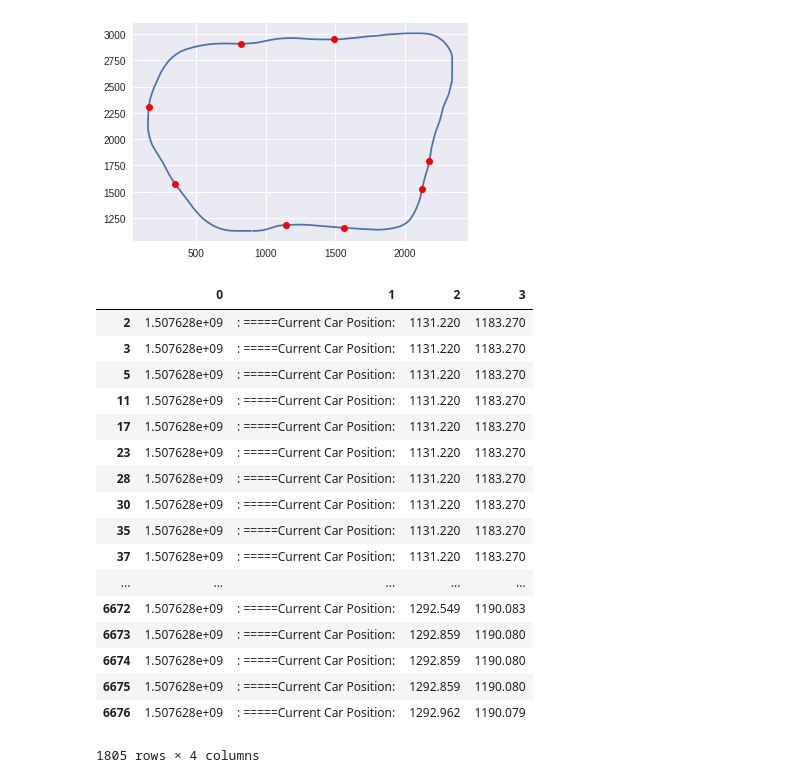
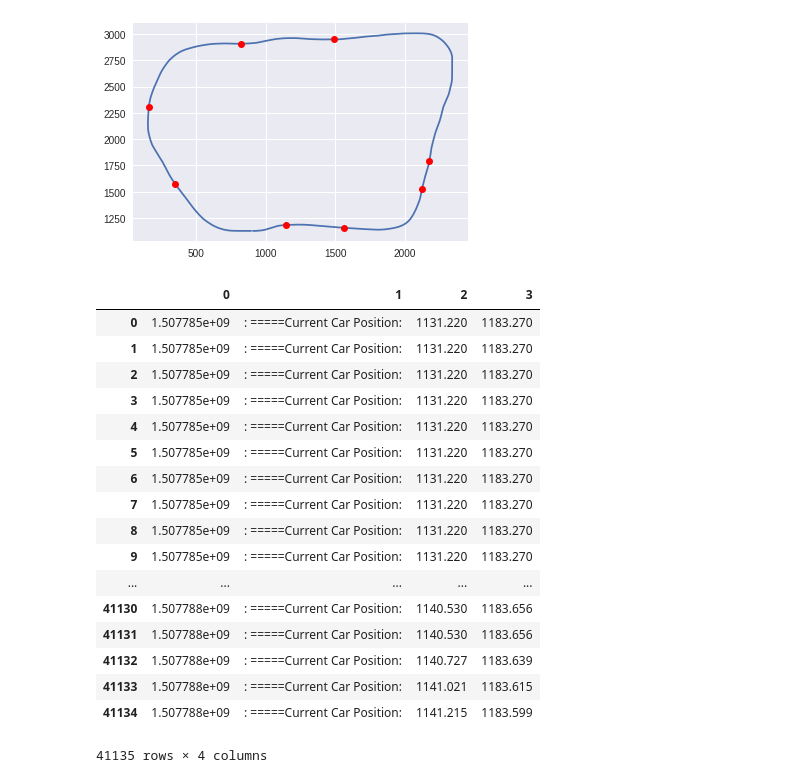
Before and after one commit to sorousharghavan/Udacity_SelfDriving_Car_System_Integration, a Jupyter notebook: ros/movement.ipynb, the cells around one changed output. Drawn from its saved outputs; the diff is of its cells as text; code cells hidden in the pictures.

```diff
--- a/ros/movement.ipynb
+++ b/ros/movement.ipynb
@@ -74,28 +75,26 @@ with open("./log.find", "r") as f_input:
 
         f = re.split("\[|\]|\(|\)|,", line)
         l_loginfo.append([float(f[3]), f[4], float(f[5]), float(f[6])])
-# %%
-pp = pd.DataFrame(l_loginfo)
-pp1 = pp[pp[1]==": =====Current Car Position: "]
-pp2 = pp[pp[1]!=": =====Current Car Position: "]
-pp1
-# %% [output]
-|  | 0 | 1 | 2 | 3 |
-| 2 | 1.507628e+09 | : =====Current Car Position: | 1131.220 | 1183.270 |
-| 3 | 1.507628e+09 | : =====Current Car Position: | 1131.220 | 1183.270 |
-| 5 | 1.507628e+09 | : =====Current Car Position: | 1131.220 | 1183.270 |
-| 11 | 1.507628e+09 | : =====Current Car Position: | 1131.220 | 1183.270 |
-| 17 | 1.507628e+09 | : =====Current Car Position: | 1131.220 | 1183.270 |
-| 23 | 1.507628e+09 | : =====Current Car Position: | 1131.220 | 1183.270 |
-| 28 | 1.507628e+09 | : =====Current Car Position: | 1131.220 | 1183.270 |
-| 30 | 1.507628e+09 | : =====Current Car Position: | 1131.220 | 1183.270 |
-| 35 | 1.507628e+09 | : =====Current Car Position: | 1131.220 | 1183.270 |
-| 37 | 1.507628e+09 | : =====Current Car Position: | 1131.220 | 1183.270 |
-| ... | ... | ... | ... | ... |
-| 6672 | 1.507628e+09 | : =====Current Car Position: | 1292.549 | 1190.083 |
-| 6673 | 1.507628e+09 | : =====Current Car Position: | 1292.859 | 1190.080 |
-| 6674 | 1.507628e+09 | : =====Current Car Position: | 1292.859 | 1190.080 |
-| 6675 | 1.507628e+09 | : =====Current Car Position: | 1292.859 | 1190.080 |
-| 6676 | 1.507628e+09 | : =====Current Car Position: | 1292.962 | 1190.079 |
-1805 rows × 4 columns
+# %%
+pp = pd.DataFrame(l_loginfo)
+pp
+# %% [output]
+|  | 0 | 1 | 2 | 3 |
+| 0 | 1.507785e+09 | : =====Current Car Position: | 1131.220 | 1183.270 |
+| 1 | 1.507785e+09 | : =====Current Car Position: | 1131.220 | 1183.270 |
+| 2 | 1.507785e+09 | : =====Current Car Position: | 1131.220 | 1183.270 |
+| 3 | 1.507785e+09 | : =====Current Car Position: | 1131.220 | 1183.270 |
+| 4 | 1.507785e+09 | : =====Current Car Position: | 1131.220 | 1183.270 |
+| 5 | 1.507785e+09 | : =====Current Car Position: | 1131.220 | 1183.270 |
+| 6 | 1.507785e+09 | : =====Current Car Position: | 1131.220 | 1183.270 |
+| 7 | 1.507785e+09 | : =====Current Car Position: | 1131.220 | 1183.270 |
+| 8 | 1.507785e+09 | : =====Current Car Position: | 1131.220 | 1183.270 |
+| 9 | 1.507785e+09 | : =====Current Car Position: | 1131.220 | 1183.270 |
+| ... | ... | ... | ... | ... |
+| 41130 | 1.507788e+09 | : =====Current Car Position: | 1140.530 | 1183.656 |
+| 41131 | 1.507788e+09 | : =====Current Car Position: | 1140.530 | 1183.656 |
+| 41132 | 1.507788e+09 | : =====Current Car Position: | 1140.727 | 1183.639 |
+| 41133 | 1.507788e+09 | : =====Current Car Position: | 1141.021 | 1183.615 |
+| 41134 | 1.507788e+09 | : =====Current Car Position: | 1141.215 | 1183.599 |
+41135 rows × 4 columns
 # %%
```
Also changed, not shown: parts of 13 cells of this notebook.
